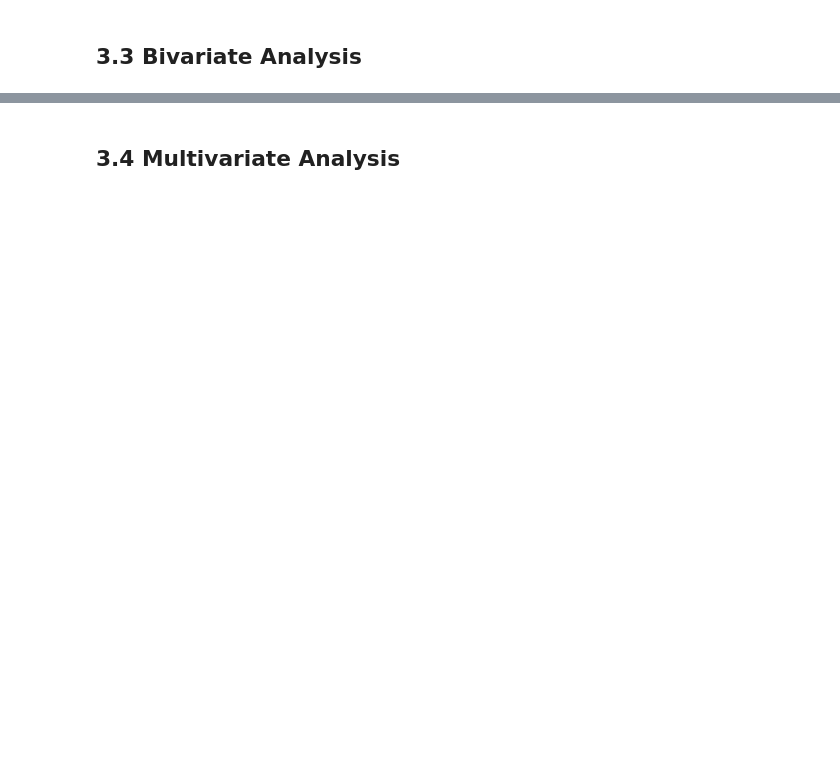
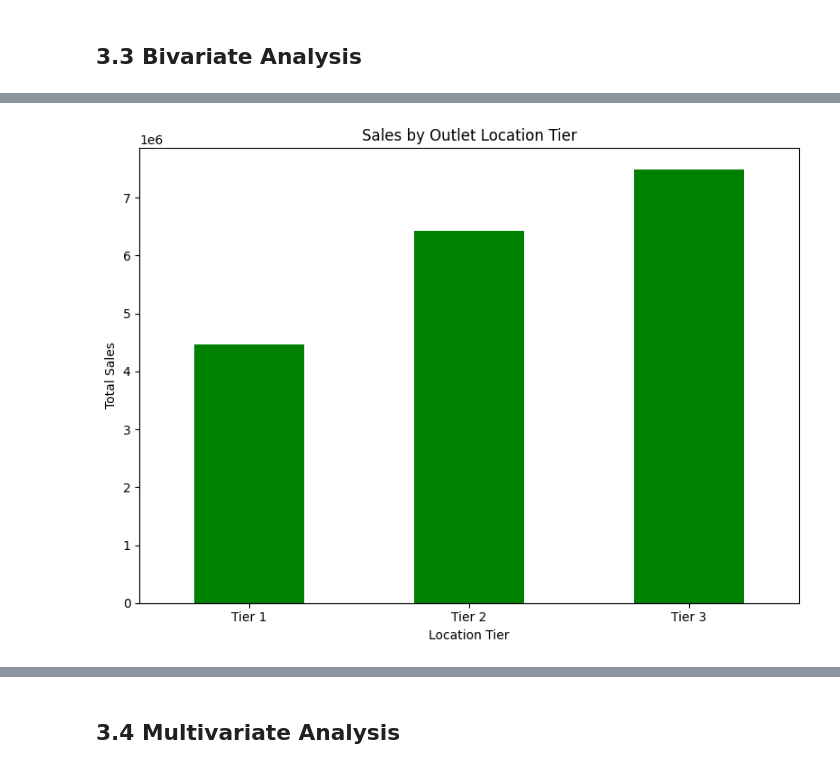
Before and after one commit to amalsalilan/GrocerGenius_AI_Based_Supermarket_Sales_Prediction_Infosys_Internship_Oct2024, a Jupyter notebook: mastertrain.ipynb, the cells around one changed output, grey strips where cells are left out. Saved outputs shown, nothing was run; the diff lists cells and outputs as text; code cells hidden in the pictures; blank space fills up the shorter version.

```diff
--- a/mastertrain.ipynb
+++ b/mastertrain.ipynb
@@ -398,0 +398,12 @@ for col in categorical_cols:
+# %%
+# Grouping and plotting sales by location tier
+sales_by_tier = df_cleaned.groupby('Outlet_Location_Type')['Item_Outlet_Sales'].sum()
+plt.figure(figsize=(8, 6))
+sales_by_tier.plot(kind='bar', title='Sales by Outlet Location Tier', color='green')
+plt.xlabel('Location Tier')
+plt.ylabel('Total Sales')
+plt.xticks(rotation=0)
+plt.tight_layout()
+plt.show()
+# %% [output]
+[figure, added]
```
Also changed, not shown: parts of 15 cells of this notebook.
